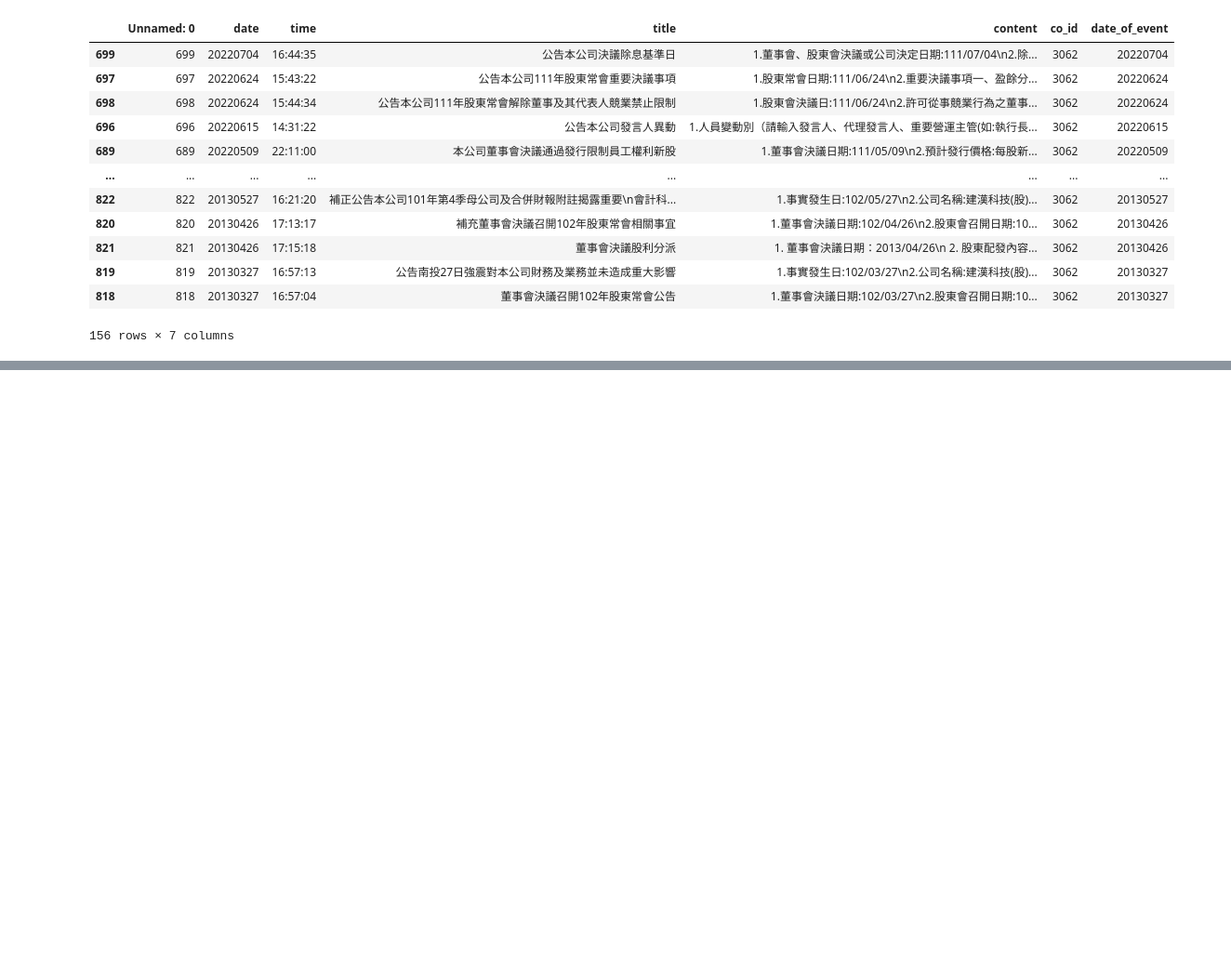
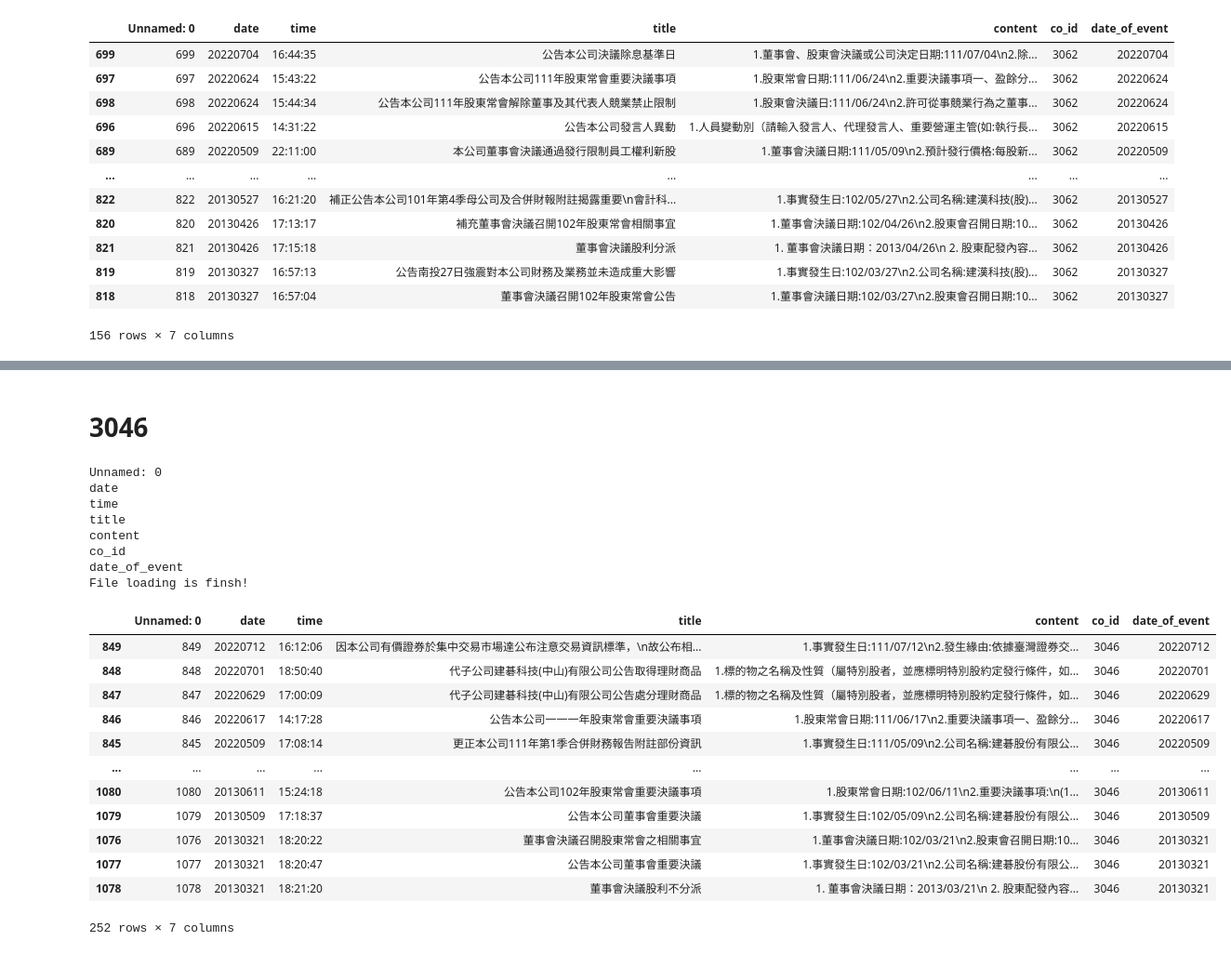
Before and after one commit to samwang1228/stock, a Jupyter notebook: 紹丞/爬蟲/重訊/重大消息與股價分析.ipynb, the cells around one changed output, grey strips where cells are left out. Shown at 93% size. Saved outputs shown, nothing was run; the diff lists cells and outputs as text; code cells hidden in the pictures; blank space fills up the shorter version.

```diff
--- a/紹丞/爬蟲/重訊/重大消息與股價分析.ipynb
+++ b/紹丞/爬蟲/重訊/重大消息與股價分析.ipynb
@@ -6,3 +8,23 @@ df=pd.read_csv('material_information.csv')
+# %%
+def getInfo(stockid,df):
+    condi=df['co_id']==stockid
+    id_info=df[condi]
+    id_info=id_info.sort_values(by='date',ascending=False)
+    subSheet='test'
+    with pd.ExcelWriter(f'{stockid}.xlsx', engine='xlsxwriter') as writer:
+        id_info.to_excel(writer,sheet_name=subSheet)
+    with pd.ExcelWriter(f'{stockid}.xlsx', engine='xlsxwriter') as writer:
+        id_info.to_excel(writer, sheet_name=subSheet, index=True, na_rep='NaN')
+        for column in id_info:
+            print(column)
+            column_width = 10
+            if column=='co_id' or column=='content':
+                column_width=100
+            col_idx =id_info.columns.get_loc(column)
+            writer.sheets[subSheet].set_column(col_idx, col_idx, column_width)
+            counter=1
+        print("File loading is finsh!")
+    return id_info
 # %%
 stockid=2457
 condi=df['co_id']==2457
@@ -341,0 +423,26 @@ File loading is finsh!
+# %% [markdown]
+# 3046
+# %%
+getInfo(3046,df)
+# %% [output]
+Unnamed: 0
+date
+time
+title
+content
+co_id
+date_of_event
+File loading is finsh!
+|  | Unnamed: 0 | date | time | title | content | co_id | date_of_event |
+| 849 | 849 | 20220712 | 16:12:06 | 因本公司有價證券於集中交易市場達公布注意交易資訊標準，\n故公布相... | 1.事實發生日:111/07/12\n2.發生緣由:依據臺灣證券交... | 3046 | 20220712 |
+| 848 | 848 | 20220701 | 18:50:40 | 代子公司建碁科技(中山)有限公司公告取得理財商品 | 1.標的物之名稱及性質（屬特別股者，並應標明特別股約定發行條件，如... | 3046 | 20220701 |
+| 847 | 847 | 20220629 | 17:00:09 | 代子公司建碁科技(中山)有限公司公告處分理財商品 | 1.標的物之名稱及性質（屬特別股者，並應標明特別股約定發行條件，如... | 3046 | 20220629 |
+| 846 | 846 | 20220617 | 14:17:28 | 公告本公司一一一年股東常會重要決議事項 | 1.股東常會日期:111/06/17\n2.重要決議事項一、盈餘分... | 3046 | 20220617 |
+| 845 | 845 | 20220509 | 17:08:14 | 更正本公司111年第1季合併財務報告附註部份資訊 | 1.事實發生日:111/05/09\n2.公司名稱:建碁股份有限公... | 3046 | 20220509 |
+| ... | ... | ... | ... | ... | ... | ... | ... |
+| 1080 | 1080 | 20130611 | 15:24:18 | 公告本公司102年股東常會重要決議事項 | 1.股東常會日期:102/06/11\n2.重要決議事項:\n(1... | 3046 | 20130611 |
+| 1079 | 1079 | 20130509 | 17:18:37 | 公告本公司董事會重要決議 | 1.事實發生日:102/05/09\n2.公司名稱:建碁股份有限公... | 3046 | 20130509 |
+| 1076 | 1076 | 20130321 | 18:20:22 | 董事會決議召開股東常會之相關事宜 | 1.董事會決議日期:102/03/21\n2.股東會召開日期:10... | 3046 | 20130321 |
+| 1077 | 1077 | 20130321 | 18:20:47 | 公告本公司董事會重要決議 | 1.事實發生日:102/03/21\n2.公司名稱:建碁股份有限公... | 3046 | 20130321 |
+| 1078 | 1078 | 20130321 | 18:21:20 | 董事會決議股利不分派 | 1. 董事會決議日期：2013/03/21\n 2. 股東配發內容... | 3046 | 20130321 |
+252 rows × 7 columns
```
Also changed, not shown: parts of 8 cells of this notebook, 1 other file.
